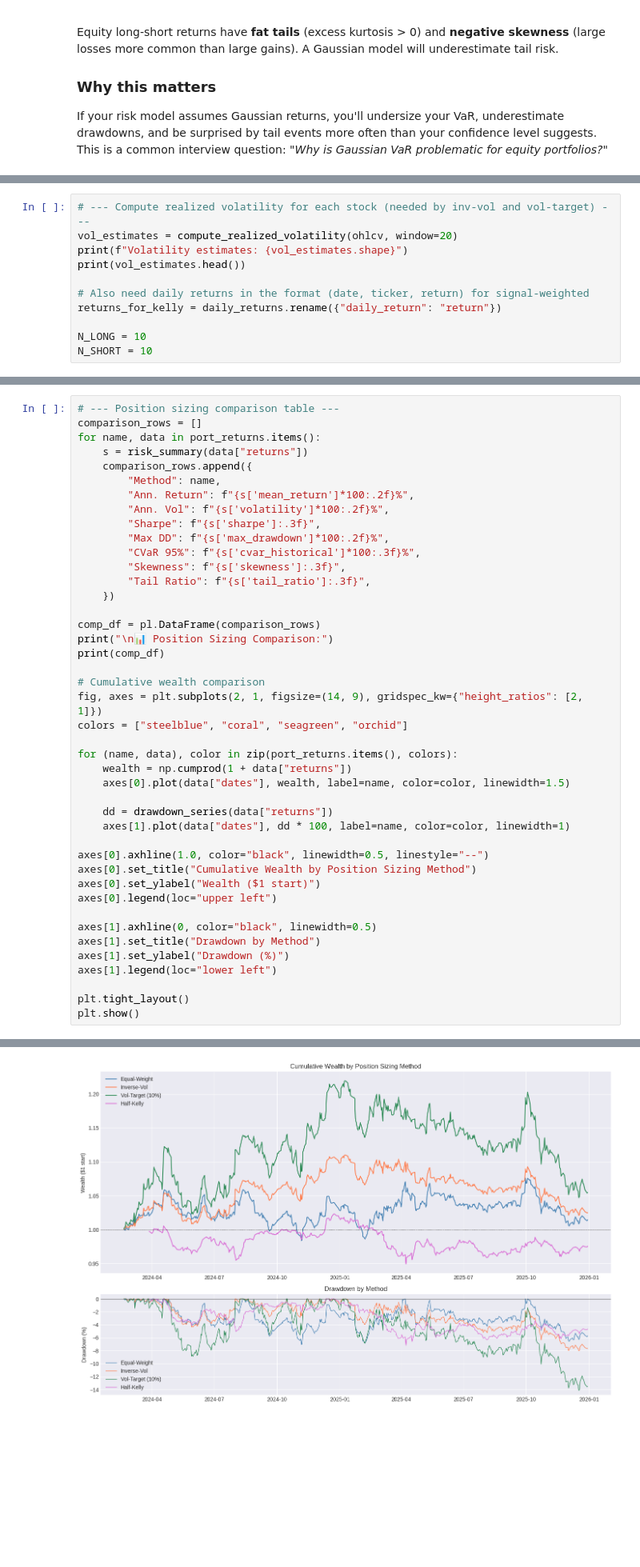
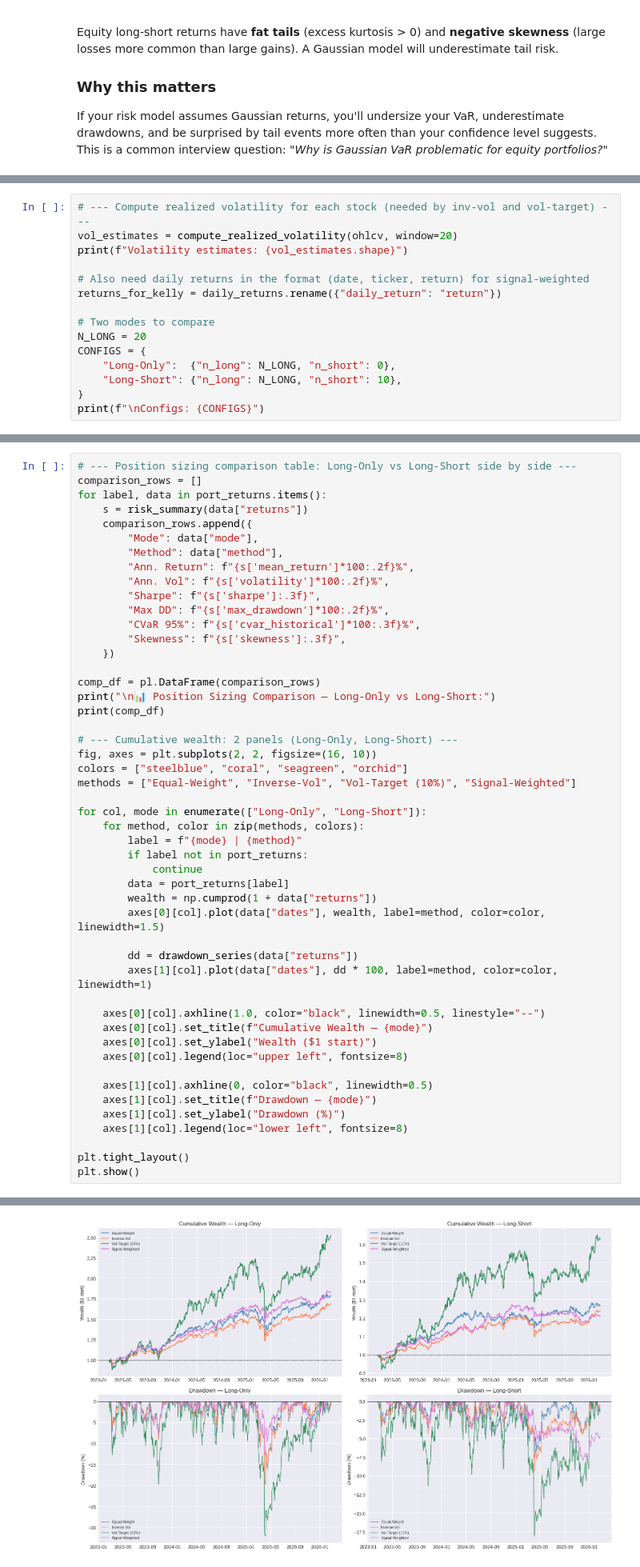
Before and after one commit to JerryHong08/jerryquant101, a Jupyter notebook: notebooks/2.risk_analysis.ipynb, the cells around one changed output, grey strips where cells are left out. Shown at 80% size. Cells and saved outputs as stored; diff of their text form; blank space fills up the shorter version.

```diff
--- a/notebooks/2.risk_analysis.ipynb
+++ b/notebooks/2.risk_analysis.ipynb
@@ -595,11 +591,15 @@ Sharpe, MDD, CVaR.
 # --- Compute realized volatility for each stock (needed by inv-vol and vol-target) ---
 vol_estimates = compute_realized_volatility(ohlcv, window=20)
 print(f"Volatility estimates: {vol_estimates.shape}")
-print(vol_estimates.head())
 
 # Also need daily returns in the format (date, ticker, return) for signal-weighted
 returns_for_kelly = daily_returns.rename({"daily_return": "return"})
 
-N_LONG = 10
-N_SHORT = 10
+# Two modes to compare
+N_LONG = 20
+CONFIGS = {
+    "Long-Only":  {"n_long": N_LONG, "n_short": 0},
+    "Long-Short": {"n_long": N_LONG, "n_short": 10},
+}
+print(f"\nConfigs: {CONFIGS}")
 # %% [output]
@@ -685,43 +704,49 @@ Signal-Weighted          : 441 days, Sharpe=-0.260
 # %%
-# --- Position sizing comparison table ---
+# --- Position sizing comparison table: Long-Only vs Long-Short side by side ---
 comparison_rows = []
-for name, data in port_returns.items():
+for label, data in port_returns.items():
     s = risk_summary(data["returns"])
     comparison_rows.append({
-        "Method": name,
+        "Mode": data["mode"],
+        "Method": data["method"],
         "Ann. Return": f"{s['mean_return']*100:.2f}%",
         "Ann. Vol": f"{s['volatility']*100:.2f}%",
         "Sharpe": f"{s['sharpe']:.3f}",
         "Max DD": f"{s['max_drawdown']*100:.2f}%",
         "CVaR 95%": f"{s['cvar_historical']*100:.3f}%",
         "Skewness": f"{s['skewness']:.3f}",
-        "Tail Ratio": f"{s['tail_ratio']:.3f}",
     })
 
 comp_df = pl.DataFrame(comparison_rows)
-print("\n📊 Position Sizing Comparison:")
+print("\n📊 Position Sizing Comparison — Long-Only vs Long-Short:")
 print(comp_df)
 
-# Cumulative wealth comparison
-fig, axes = plt.subplots(2, 1, figsize=(14, 9), gridspec_kw={"height_ratios": [2, 1]})
+# --- Cumulative wealth: 2 panels (Long-Only, Long-Short) ---
+fig, axes = plt.subplots(2, 2, figsize=(16, 10))
 colors = ["steelblue", "coral", "seagreen", "orchid"]
+methods = ["Equal-Weight", "Inverse-Vol", "Vol-Target (10%)", "Signal-Weighted"]
 
-for (name, data), color in zip(port_returns.items(), colors):
-    wealth = np.cumprod(1 + data["returns"])
-    axes[0].plot(data["dates"], wealth, label=name, color=color, linewidth=1.5)
+for col, mode in enumerate(["Long-Only", "Long-Short"]):
+    for method, color in zip(methods, colors):
+        label = f"{mode} | {method}"
+        if label not in port_returns:
+            continue
+        data = port_returns[label]
+        wealth = np.cumprod(1 + data["returns"])
+        axes[0][col].plot(data["dates"], wealth, label=method, color=color, linewidth=1.5)
 
-    dd = drawdown_series(data["returns"])
-    axes[1].plot(data["dates"], dd * 100, label=name, color=color, linewidth=1)
+        dd = drawdown_series(data["returns"])
+        axes[1][col].plot(data["dates"], dd * 100, label=method, color=color, linewidth=1)
 
-axes[0].axhline(1.0, color="black", linewidth=0.5, linestyle="--")
-axes[0].set_title("Cumulative Wealth by Position Sizing Method")
-axes[0].set_ylabel("Wealth ($1 start)")
-axes[0].legend(loc="upper left")
+    axes[0][col].axhline(1.0, color="black", linewidth=0.5, linestyle="--")
+    axes[0][col].set_title(f"Cumulative Wealth — {mode}")
+    axes[0][col].set_ylabel("Wealth ($1 start)")
+    axes[0][col].legend(loc="upper left", fontsize=8)
 
-axes[1].axhline(0, color="black", linewidth=0.5)
-axes[1].set_title("Drawdown by Method")
-axes[1].set_ylabel("Drawdown (%)")
-axes[1].legend(loc="lower left")
+    axes[1][col].axhline(0, color="black", linewidth=0.5)
+    axes[1][col].set_title(f"Drawdown — {mode}")
+    axes[1][col].set_ylabel("Drawdown (%)")
+    axes[1][col].legend(loc="lower left", fontsize=8)
 
 plt.tight_layout()
 plt.show()
@@ -741,2 +770,2 @@ shape: (4, 8)
-[figure, old version]
+[figure, new version]
 # %%
```
Also changed, not shown: parts of 18 cells of this notebook, 35 other files.
